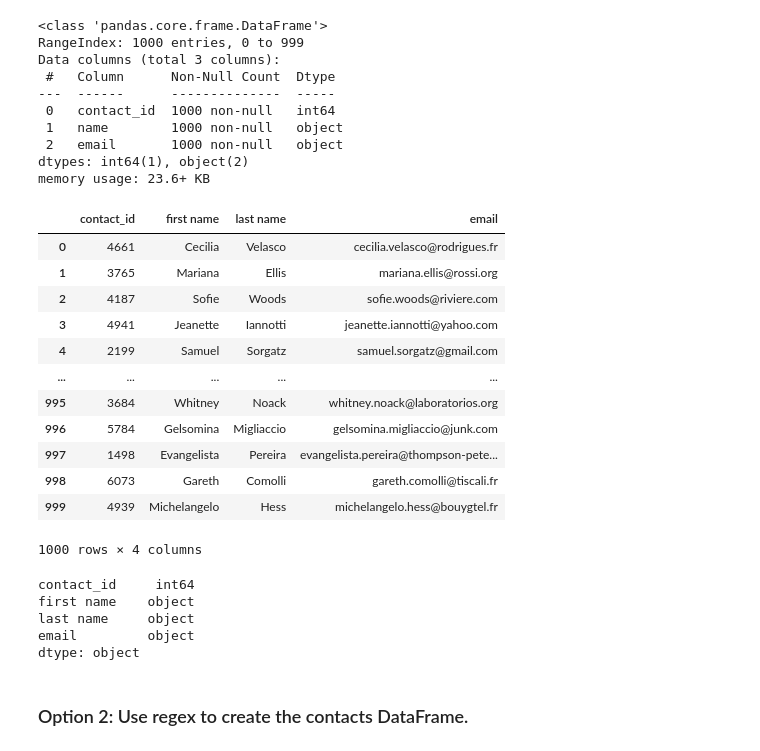
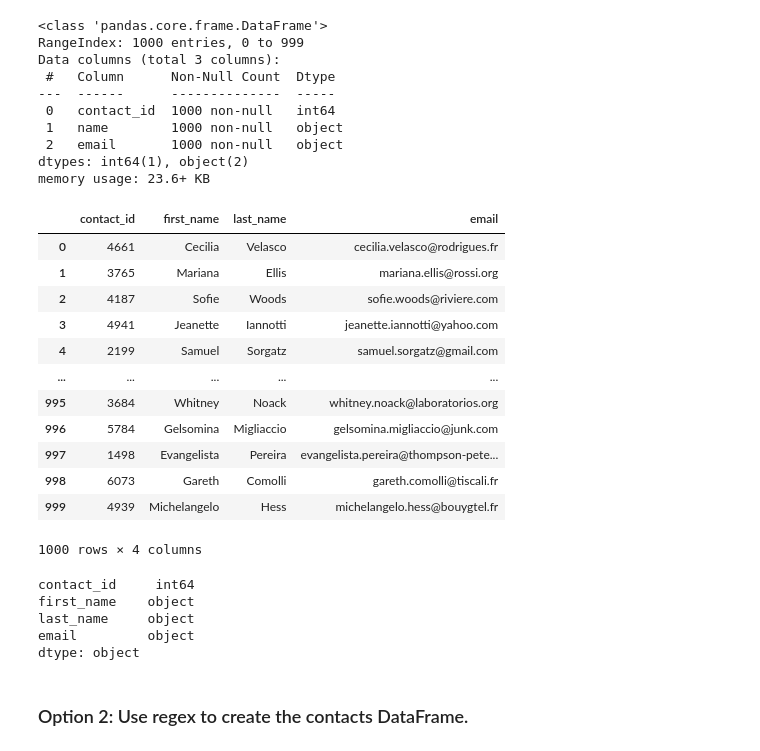
Before and after one commit to rdeshir10/Crowdfunding_ETL, a Jupyter notebook: ETL_Mini_Project_Starter_Code_A_Pashootan.ipynb, the cells around one changed output. Saved outputs shown, nothing was run; the diff lists cells and outputs as text; code cells hidden in the pictures.

```diff
--- a/ETL_Mini_Project_Starter_Code_A_Pashootan.ipynb
+++ b/ETL_Mini_Project_Starter_Code_A_Pashootan.ipynb
@@ -353,17 +353,17 @@ dtypes: int64(1), object(2)
 memory usage: 23.6+ KB
 # %%
 # Create a "first"name" and "last_name" column with the first and last names from the "name" column.
-contact_info[['first name', 'last name']] = contact_info['name'].str.split(' ', expand=True)
+contact_info[['first_name', 'last_name']] = contact_info['name'].str.split(' ', expand=True)
 # Drop the contact_name column
 contact_info.drop(columns='name', inplace=True)
 # %%
 # Reorder the columns
-order = ['contact_id', 'first name', 'last name', 'email']
+order = ['contact_id', 'first_name', 'last_name', 'email']
 
 contact_info = contact_info[order]
 contact_info
 # %% [output]
-|  | contact_id | first name | last name | email |
+|  | contact_id | first_name | last_name | email |
 | 0 | 4661 | Cecilia | Velasco | cecilia.velasco@rodrigues.fr |
 | 1 | 3765 | Mariana | Ellis | mariana.ellis@rossi.org |
 | 2 | 4187 | Sofie | Woods | sofie.woods@riviere.com |
@@ -381,8 +381,8 @@ contact_info
 contact_info.dtypes
 # %% [output]
 contact_id     int64
-first name    object
-last name     object
+first_name    object
+last_name     object
 email         object
 dtype: object
 # %%
```
Also changed, not shown: parts of 12 cells of this notebook, 1 other file.
